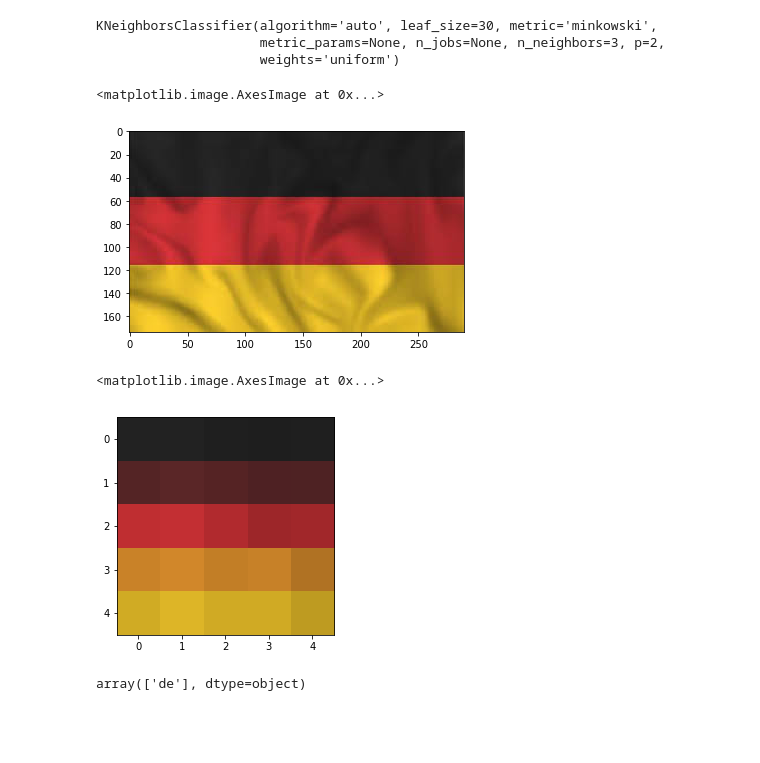
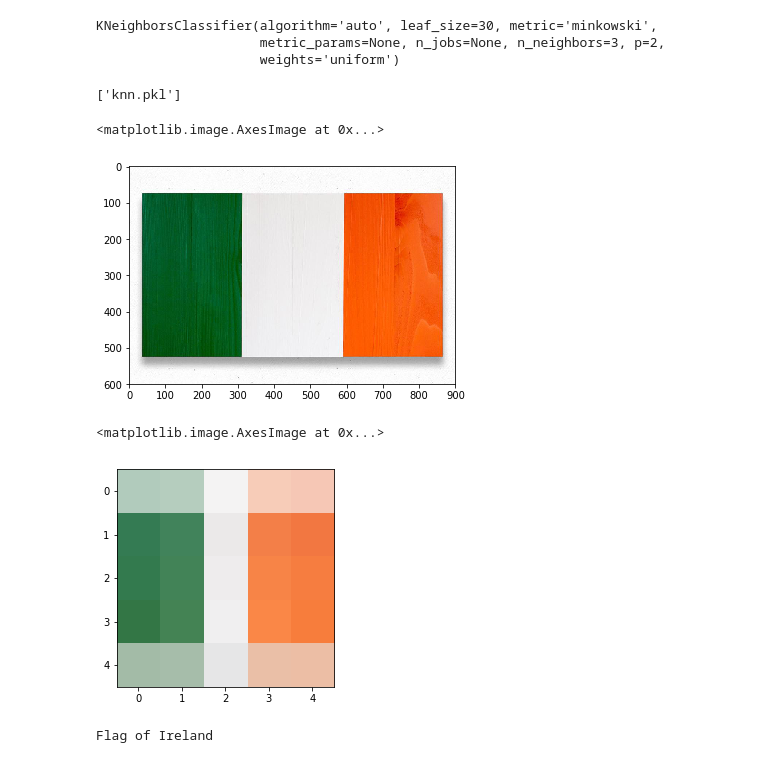
Before and after one commit to rnab/flags, a Jupyter notebook: FlagVision.ipynb, the cells around one changed output. Saved outputs shown, nothing was run; the diff lists cells and outputs as text; code cells hidden in the pictures; blank space fills up the shorter version.

```diff
--- a/FlagVision.ipynb
+++ b/FlagVision.ipynb
@@ -150,14 +170,19 @@ knn.fit(x,y)
 KNeighborsClassifier(algorithm='auto', leaf_size=30, metric='minkowski',
                      metric_params=None, n_jobs=None, n_neighbors=3, p=2,
                      weights='uniform')
+# %%
+from sklearn.externals import joblib
+joblib.dump(knn, 'knn.pkl')
+# %% [output]
+['knn.pkl']
 # %%
 #Now try to test
-testimg=cv2.imread("data/test/3jpg.jpg")
+testimg=cv2.imread("data/test/13.jpg")
 testimg = cv2.cvtColor(testimg, cv2.COLOR_BGR2RGB)
 plt.imshow(testimg)
 # %% [output]
 <matplotlib.image.AxesImage at 0x...>
-[figure, old version]
+[figure, new version]
 # %%
 dim = (5, 5)
 testimg_small = cv2.resize(testimg,dim,interpolation = cv2.INTER_AREA)
@@ -165,11 +190,13 @@ testvec=testimg_small.flatten()
 plt.imshow(testimg_small)
 # %% [output]
 <matplotlib.image.AxesImage at 0x...>
-[figure, old version]
+[figure, new version]
 # %%
 testvec
-knn.predict(testvec.reshape(1,-1))
+result=knn.predict(testvec.reshape(1,-1))
-# %% [output]
-array(['de'], dtype=object)
+# %%
+print('Flag of ' + codes[result[0]]['Country'])
+# %% [output]
+Flag of Ireland
 # %%
 out.to_csv('out.csv')
```
Also changed, not shown: parts of 9 cells of this notebook, 2 other files.
